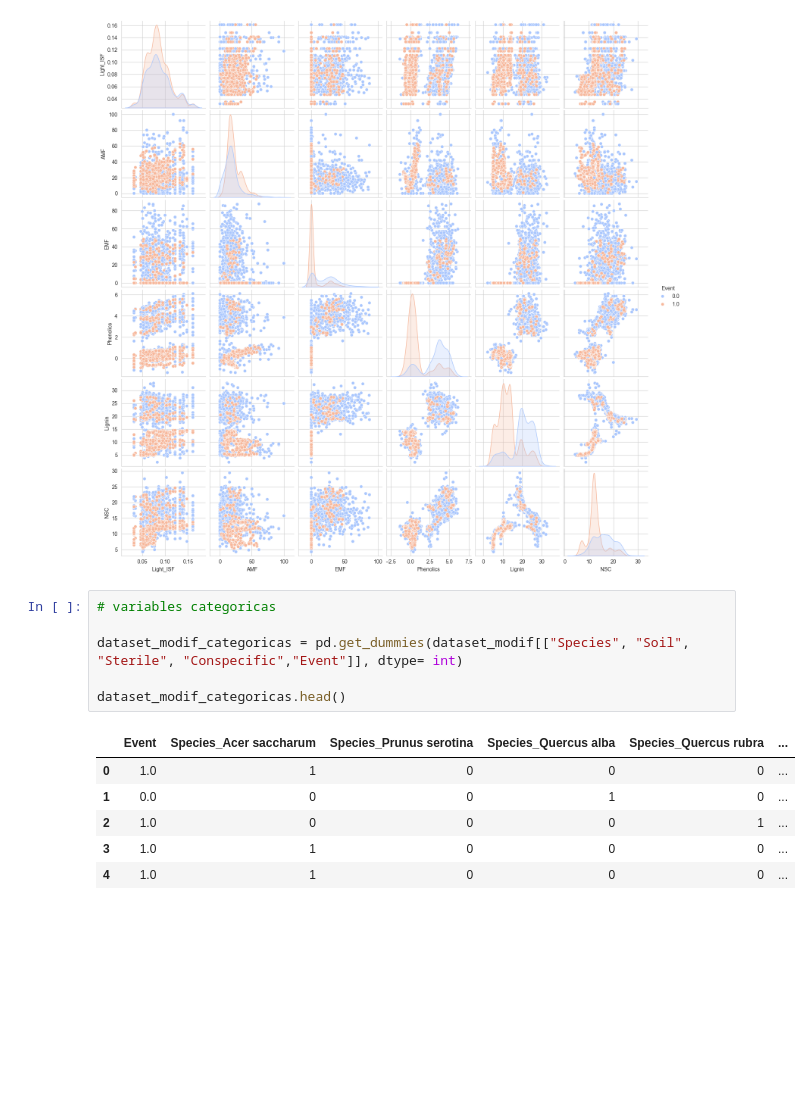
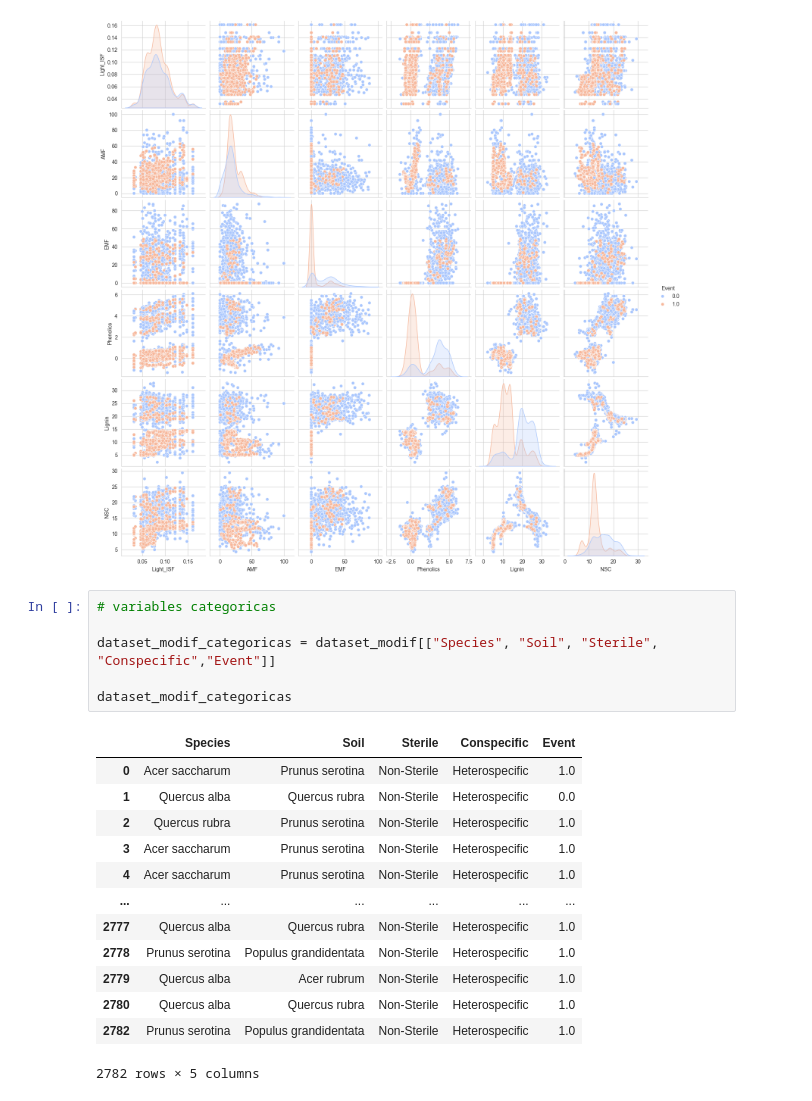
Before and after one commit to ignaciomilesi/practica-despliegue-modelos-ML, a Jupyter notebook: notebook/data-analisis.ipynb, the cells around one changed output. Saved outputs shown, nothing was run; the diff lists cells and outputs as text; blank space fills up the shorter version.

```diff
--- a/notebook/data-analisis.ipynb
+++ b/notebook/data-analisis.ipynb
@@ -238,13 +238,20 @@ sns.pairplot(data= dataset_modif[["Light_ISF", "AMF", "EMF", "Phenolics", "Ligni
 # %%
 # variables categoricas
 
-dataset_modif_categoricas = pd.get_dummies(dataset_modif[["Species", "Soil", "Sterile", "Conspecific","Event"]], dtype= int)
+dataset_modif_categoricas = dataset_modif[["Species", "Soil", "Sterile", "Conspecific","Event"]]
 
-dataset_modif_categoricas.head()
+dataset_modif_categoricas
 # %% [output]
-|  | Event | Species_Acer saccharum | Species_Prunus serotina | Species_Quercus alba | Species_Quercus rubra | ... |
-| 0 | 1.0 | 1 | 0 | 0 | 0 | ... |
-| 1 | 0.0 | 0 | 0 | 1 | 0 | ... |
-| 2 | 1.0 | 0 | 0 | 0 | 1 | ... |
-| 3 | 1.0 | 1 | 0 | 0 | 0 | ... |
-| 4 | 1.0 | 1 | 0 | 0 | 0 | ... |
+|  | Species | Soil | Sterile | Conspecific | Event |
+| 0 | Acer saccharum | Prunus serotina | Non-Sterile | Heterospecific | 1.0 |
+| 1 | Quercus alba | Quercus rubra | Non-Sterile | Heterospecific | 0.0 |
+| 2 | Quercus rubra | Prunus serotina | Non-Sterile | Heterospecific | 1.0 |
+| 3 | Acer saccharum | Prunus serotina | Non-Sterile | Heterospecific | 1.0 |
+| 4 | Acer saccharum | Prunus serotina | Non-Sterile | Heterospecific | 1.0 |
+| ... | ... | ... | ... | ... | ... |
+| 2777 | Quercus alba | Quercus rubra | Non-Sterile | Heterospecific | 1.0 |
+| 2778 | Prunus serotina | Populus grandidentata | Non-Sterile | Heterospecific | 1.0 |
+| 2779 | Quercus alba | Acer rubrum | Non-Sterile | Heterospecific | 1.0 |
+| 2780 | Quercus alba | Quercus rubra | Non-Sterile | Heterospecific | 1.0 |
+| 2782 | Prunus serotina | Populus grandidentata | Non-Sterile | Heterospecific | 1.0 |
+2782 rows × 5 columns
```
Also changed, not shown: parts of 8 cells of this notebook.
